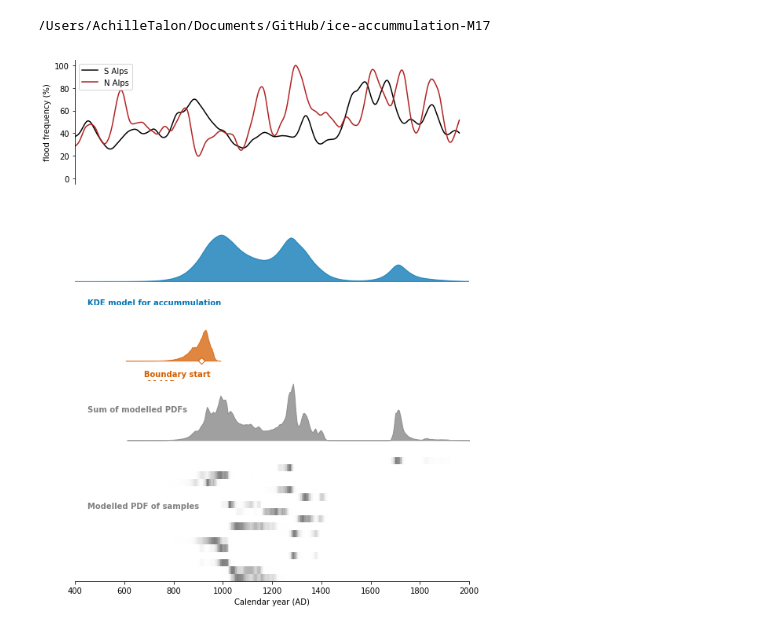
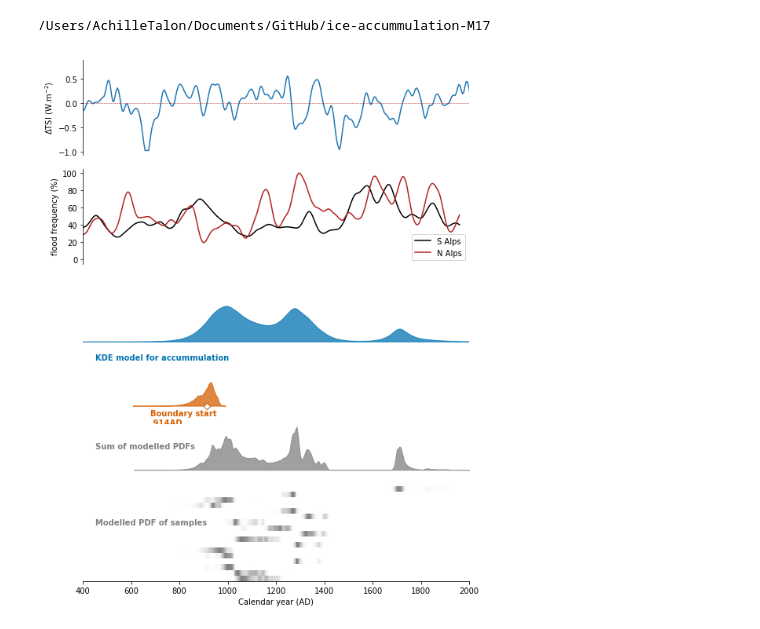
Before and after one commit to tr1813/ice-accummulation-M17, a Jupyter notebook: notebooks/oxcal_model_plotter.ipynb, the cells around one changed output. Saved outputs shown, nothing was run; the diff lists cells and outputs as text; code cells hidden in the pictures.

```diff
--- a/notebooks/oxcal_model_plotter.ipynb
+++ b/notebooks/oxcal_model_plotter.ipynb
@@ -49,7 +49,7 @@ def plotTSI(ax):
 
     # plot the data
     ax.plot(tsi['age_AD'].to_numpy(),tsi['dTSI'].to_numpy(),label = '$\Delta$TSI')
-    ax.axhline(y=0,color = 'firebrick')
+    ax.axhline(y=0,color = 'firebrick', lw = 0.5,ls = '--')
     # ax limits
     ax.set_xlim(400,2000)
 
@@ -91,27 +91,27 @@ def plotFloods(ax):
 # %%
 fig = plt.figure( figsize = (8,10))
 
-gs = GridSpec(5, 1, height_ratios=[1, 0.75, 0.5, 0.5, 1])
+gs = GridSpec(6, 1, height_ratios=[1,1, 0.75, 0.5, 0.5, 1])
 
 
 # proxy total solar irradiance
-#ax_tsi = fig.add_subplot(811)
-#plotTSI(ax_tsi)
+ax_tsi = fig.add_subplot(gs[0])
+plotTSI(ax_tsi)
 
 # Proxy floods
-ax_flood = fig.add_subplot(gs[0])
+ax_flood = fig.add_subplot(gs[1])
 plotFloods(ax_flood)
 
 # KDE plotting
 
-ax1 = fig.add_subplot(gs[1])
+ax1 = fig.add_subplot(gs[2])
 
 # plot KDE model with boundaries
 KDE_plot,med = ox.FillBetween(ax1,kde_M17,color = colors[0])
 ax1.text(450,-0.3,'KDE model for accummulation', color =colors[0],fontweight = 'bold')
 ax1.set_ylim(0,2)
 
-ax2 = fig.add_subplot(gs[2])
+ax2 = fig.add_subplot(gs[3])
 
 s_plot,s_med = ox.FillBetween(ax2,start_M17,median=True,color = colors[3])
 #e_plot,e_med = fillBetween(ax2,end_M17,median = True,color = colors[1])
@@ -120,39 +120,39 @@ ax2.text(680,-0.6,'Boundary start\n {:.0f}AD'.format(s_med), color =colors[3],fo
 #ax2.text(1800,0.7,'Boundary end\n {:.0f}AD'.format(e_med), color ='firebrick',fontweight = 'bold')
 ax2.set_ylim(0,2)
 
-ax4 = fig.add_subplot(gs[3])
+ax4 = fig.add_subplot(gs[4])
 sum_m17 = ox.FillBetween(ax4,M17_kde['ocd'][4],color = 'grey')
 ax4.text(450,0.7,'Sum of modelled PDFs', color ='grey',fontweight = 'bold')
 
 
-ax3 = fig.add_subplot(gs[4])
+ax3 = fig.add_subplot(gs[5])
 # plot the simplified PDFs.
 
 for c,date in enumerate(M17_kde['ocd'][8:-1]):
 
     date = ox.MakeRects(ax3,date,c,facecolor = 'grey')
 
 ax3.set_xlabel('Calendar year (AD)')
 
 ax3.set_ylim(0,17)
 
 ax3.text(450,10,'Modelled PDF of samples', color ='gray',fontweight = 'bold')
 
 for ax in (ax1,ax2,ax4):
     ax.spines['bottom'].set_visible(False)
     ax.xaxis.set_ticklabels([])
     ax.xaxis.set_tick_params(bottom=False)
 
 for ax in (ax1,ax2,ax3,ax4):
     ax.spines['top'].set_visible(False)
     ax.spines['left'].set_visible(False)
     ax.spines['right'].set_visible(False)
     ax.yaxis.set_ticklabels([])
     ax.yaxis.set_tick_params(left=False)
     ax.set_xlim(400,2000)
 
 plt.tight_layout()
 plt.savefig('outputs/age_model.pdf',dpi = 300)
 plt.show()
 # %% [output]
-[figure, old version]
+[figure, new version]
```
Also changed, not shown: 1 other file.
